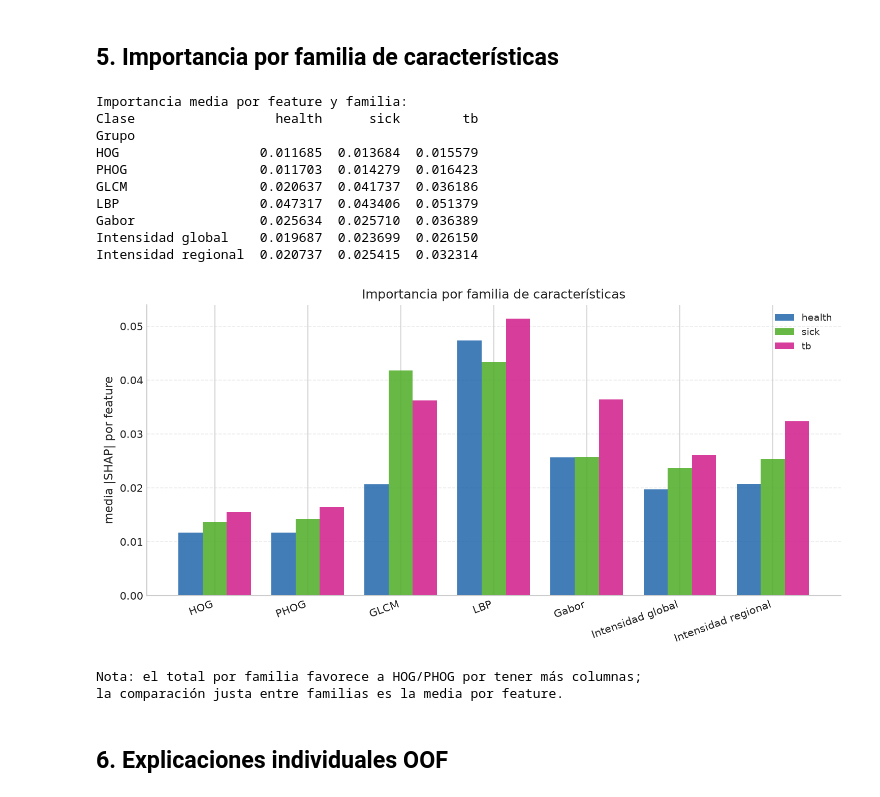
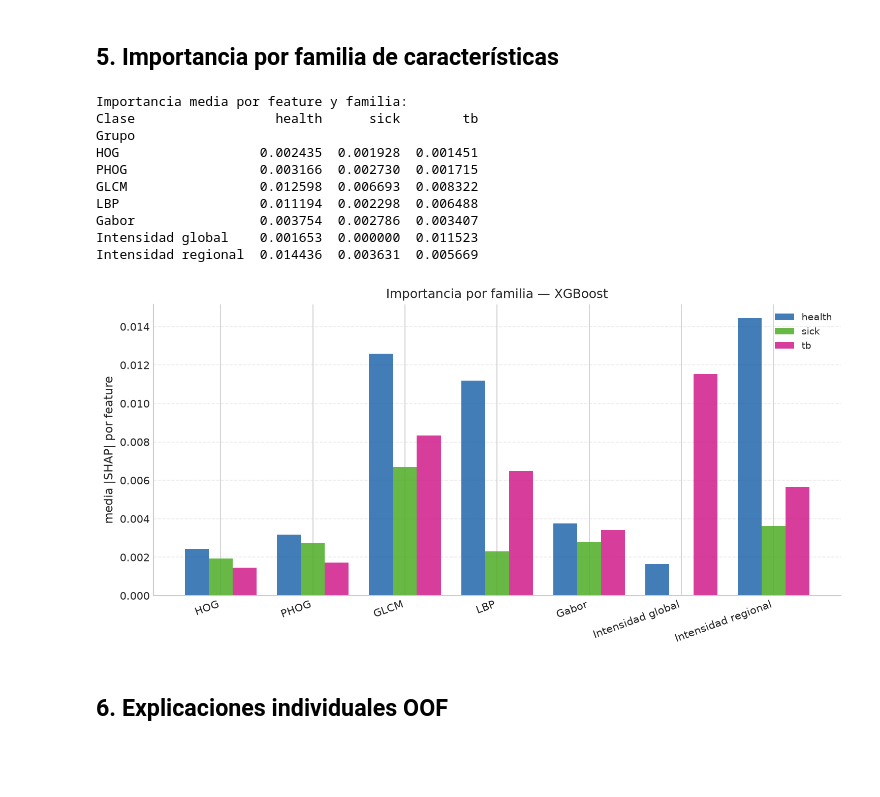
Before and after one commit to KevEstr/CAD_TBX11K, a Jupyter notebook: notebooks/10_Interpretabilidad.ipynb, the cells around one changed output. Saved outputs shown, nothing was run; the diff lists cells and outputs as text; code cells hidden in the pictures; blank space fills up the shorter version.

```diff
--- a/notebooks/10_Interpretabilidad.ipynb
+++ b/notebooks/10_Interpretabilidad.ipynb
@@ -411,8 +328,8 @@ gabor_f0.3_t0_mean            0.059201 Gabor
 # %% [markdown]
 ## 5. Importancia por familia de características
 # %%
-# Se agrega la importancia por familia. Se reporta la media por feature (justa entre
-# familias con distinto número de columnas) y el total por familia.
+# Media de |SHAP| por feature dentro de cada familia, para comparar familias con
+# distinto número de columnas sin que las más numerosas dominen por conteo.
 
 def importancia_grupo(imp_vec):
     filas = []
@@ -430,53 +347,45 @@ def importancia_grupo(imp_vec):
     return pd.DataFrame(filas)
 
 
 tablas = []
-for clase in CLASS_NAMES:
-    df_clase = importancia_grupo(importancia_clase(clase))
+for c, clase in enumerate(CLASS_NAMES):
+    df_clase = importancia_grupo(abs_sv[:, :, c].mean(axis=0))
     df_clase['Clase'] = clase
     tablas.append(df_clase)
 
 tabla_grupos = pd.concat(tablas, ignore_index=True)
 print('Importancia media por feature y familia:')
 print(tabla_grupos.pivot(index='Grupo', columns='Clase', values='media_por_feature')
       .reindex(GRUPOS).round(6).to_string())
 
-# Gráfico de barras agrupadas (media por feature).
 pivote = tabla_grupos.pivot(index='Grupo', columns='Clase', values='media_por_feature').reindex(GRUPOS)
 x = np.arange(len(pivote.index))
 ancho = 0.26
 fig, ax = plt.subplots(figsize=(10, 5))
 for k, clase in enumerate(CLASS_NAMES):
-    ax.bar(x + (k - 1) * ancho, pivote[clase], ancho,
-           label=clase,
+    ax.bar(x + (k - 1) * ancho, pivote[clase], ancho, label=clase,
            color={'health': '#2166AC', 'sick': '#4DAC26', 'tb': '#D01C8B'}[clase],
            alpha=0.85)
 ax.set_xticks(x)
 ax.set_xticklabels(pivote.index, rotation=20, ha='right')
 ax.set_ylabel('media |SHAP| por feature', fontsize=11)
-ax.set_title('Importancia por familia de características', fontsize=12)
+ax.set_title('Importancia por familia — XGBoost', fontsize=12)
 ax.legend(fontsize=9)
 ax.grid(True, axis='y', linestyle='--', alpha=0.4)
 fig.tight_layout()
 plt.show()
-
-print()
-print('Nota: el total por familia favorece a HOG/PHOG por tener más columnas;')
-print('la comparación justa entre familias es la media por feature.')
 # %% [output]
 Importancia media por feature y familia:
 Clase                  health      sick        tb
 Grupo
-HOG                  0.011685  0.013684  0.015579
-PHOG                 0.011703  0.014279  0.016423
-GLCM                 0.020637  0.041737  0.036186
-LBP                  0.047317  0.043406  0.051379
-Gabor                0.025634  0.025710  0.036389
-Intensidad global    0.019687  0.023699  0.026150
-Intensidad regional  0.020737  0.025415  0.032314
+HOG                  0.002435  0.001928  0.001451
+PHOG                 0.003166  0.002730  0.001715
+GLCM                 0.012598  0.006693  0.008322
+LBP                  0.011194  0.002298  0.006488
+Gabor                0.003754  0.002786  0.003407
+Intensidad global    0.001653  0.000000  0.011523
+Intensidad regional  0.014436  0.003631  0.005669
-[figure, old version]
+[figure, new version]
-Nota: el total por familia favorece a HOG/PHOG por tener más columnas;
-la comparación justa entre familias es la media por feature.
 # %% [markdown]
 ## 6. Explicaciones individuales OOF
 # %%
```
Also changed, not shown: parts of 20 cells of this notebook, 23 other files.
